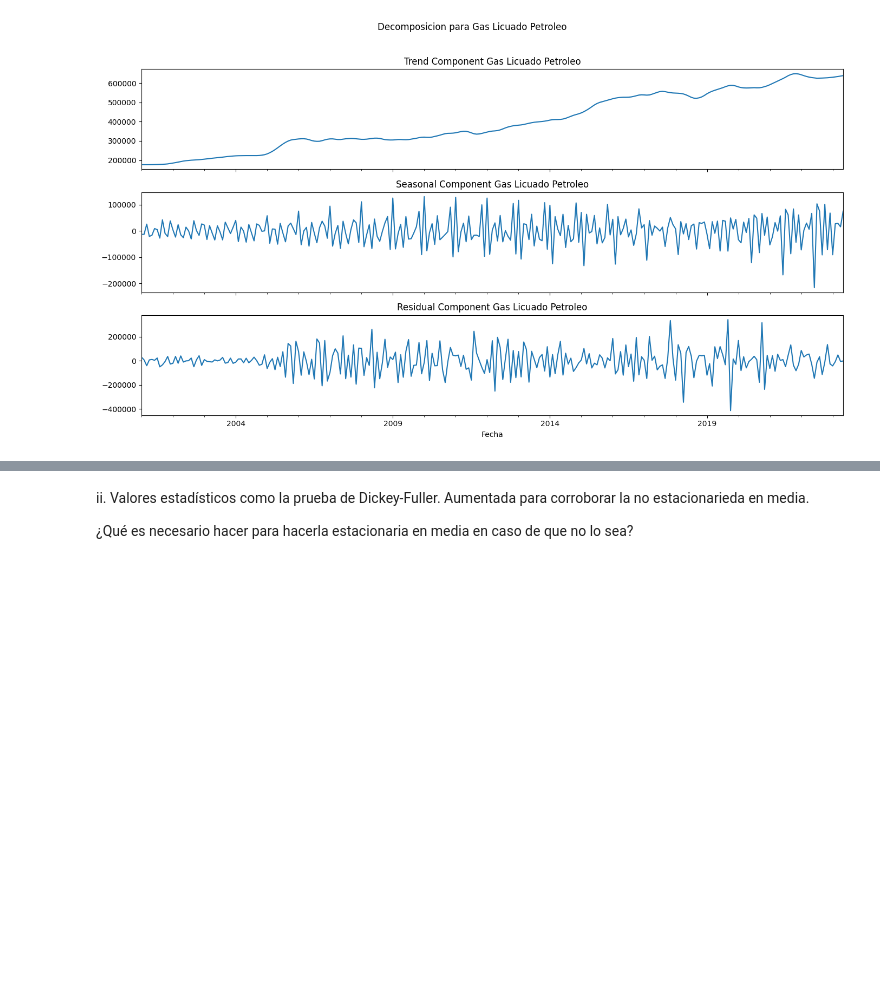
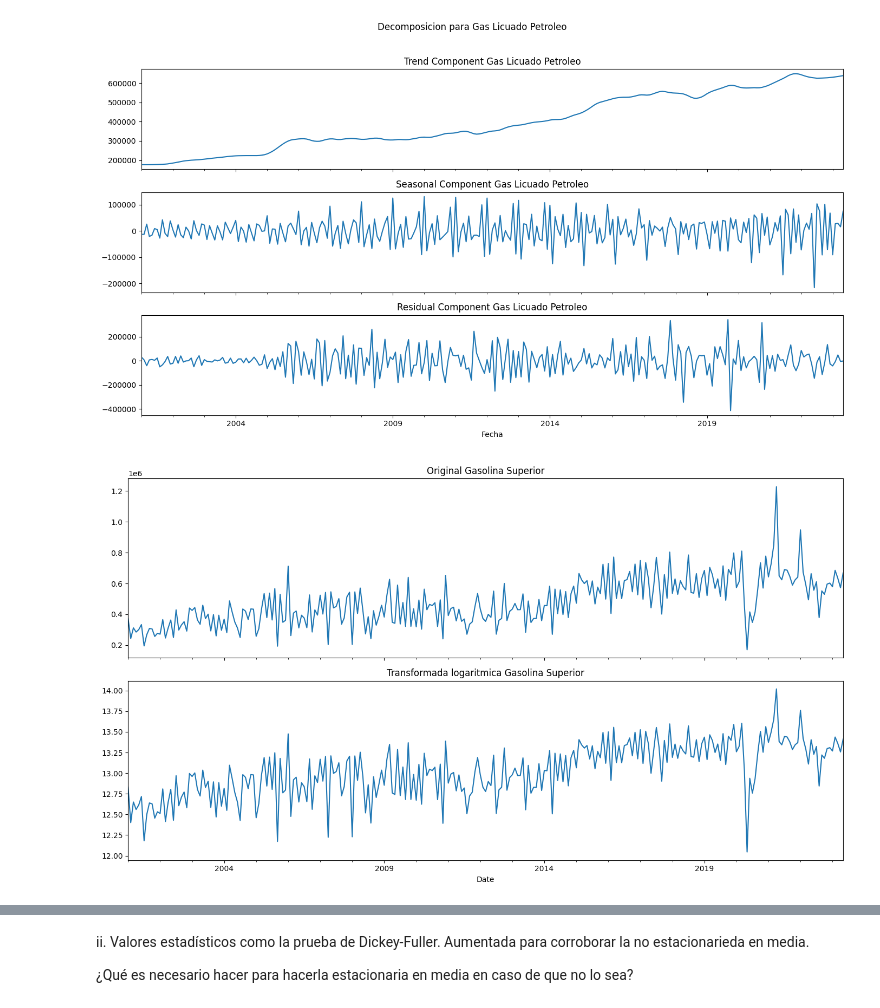
Before and after one commit to CrisLayB/DataScience_Lab02, a Jupyter notebook: ConsumoGasolina.ipynb, the cells around one changed output, grey strips where cells are left out. Cells and saved outputs as stored; diff of their text form; code cells hidden in the pictures; blank space fills up the shorter version.

```diff
--- a/ConsumoGasolina.ipynb
+++ b/ConsumoGasolina.ipynb
@@ -193,3 +193,17 @@ plt.tight_layout(rect=[0, 0, 1, 0.96])
 plt.show()
 # %% [output]
 [figure]
+# %%
+
+import numpy as np
+
+log_gasolina_superior_series = np.log(gasolina_superior_series)
+
+fig, (ax1, ax2) = plt.subplots(2, figsize=(14, 8), sharex=True)
+gasolina_superior_series.plot(ax=ax1, title='Original Gasolina Superior')
+log_gasolina_superior_series.plot(ax=ax2, title='Transformada logaritmica Gasolina Superior')
+plt.xlabel('Date')
+plt.tight_layout()
+plt.show()
+# %% [output]
+[figure, added]
```
Also changed, not shown: parts of 4 cells of this notebook.
